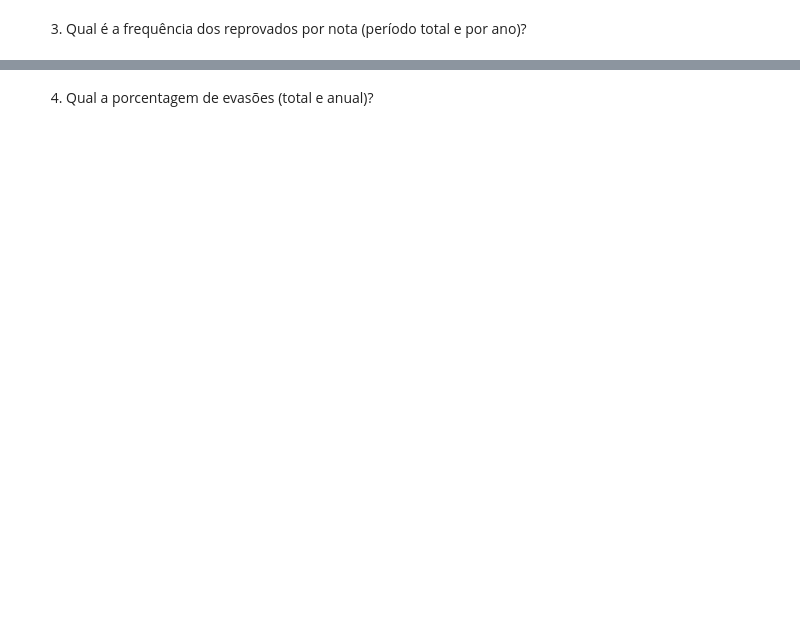
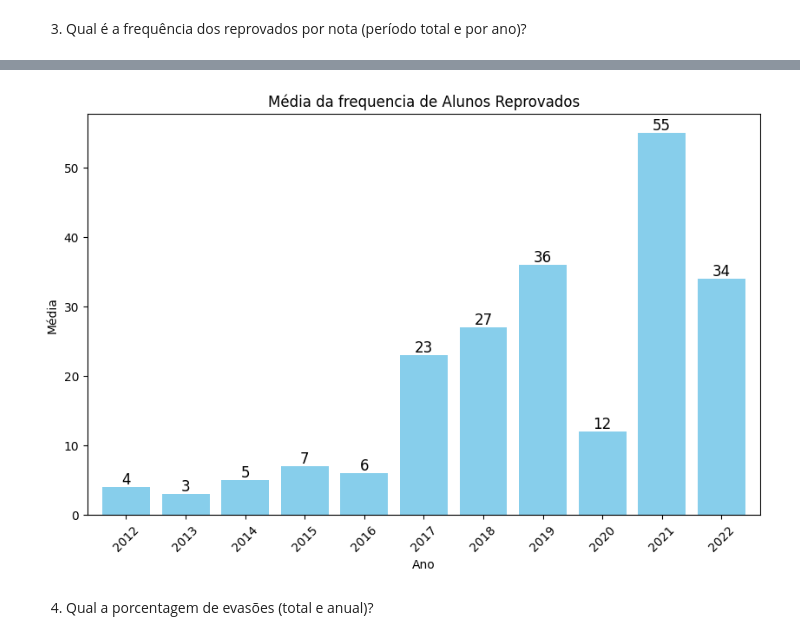
Before and after one commit to EricRSouza/Data-Science-e-Big-Data, a Jupyter notebook: resolucao01.ipynb, the cells around one changed output, grey strips where cells are left out. Drawn from its saved outputs; the diff is of its cells as text; code cells hidden in the pictures; blank space fills up the shorter version.

```diff
--- a/resolucao01.ipynb
+++ b/resolucao01.ipynb
@@ -68,3 +118,26 @@ frequencia_reprovados_por_ano = reprovados_nota.groupby('ano').size()
+# %%
+# Quantidade de alunos reprovados
+
+# Quantidade em todo o periodo de Tempo
+frequencia_reprovados_total = len(reprovados_nota)
+
+# Quantidade por ano
+frequencia_reprovados_por_ano = reprovados_nota.groupby('ano').size()
+
+# Gráfico
+for i, (ano, soma) in enumerate(frequencia_reprovados_por_ano.items()):
+    plt.text(i, soma, f"{soma:.0f}", ha='center', va='bottom', fontsize=12)
+frequencia_reprovados_por_ano.plot(figsize=(10, 6),
+                            kind='bar',
+                            color='skyblue',
+                            title='Média da frequencia de Alunos Reprovados',
+                            xlabel='Ano',
+                            ylabel='Média',
+                            width=0.8,
+                            rot=45)
+plt.show()
+# %% [output]
+[figure, added]
 # %% [markdown]
 4. Qual a porcentagem de evasões (total e anual)?
 # %%
```
Also changed, not shown: parts of 14 cells of this notebook.
